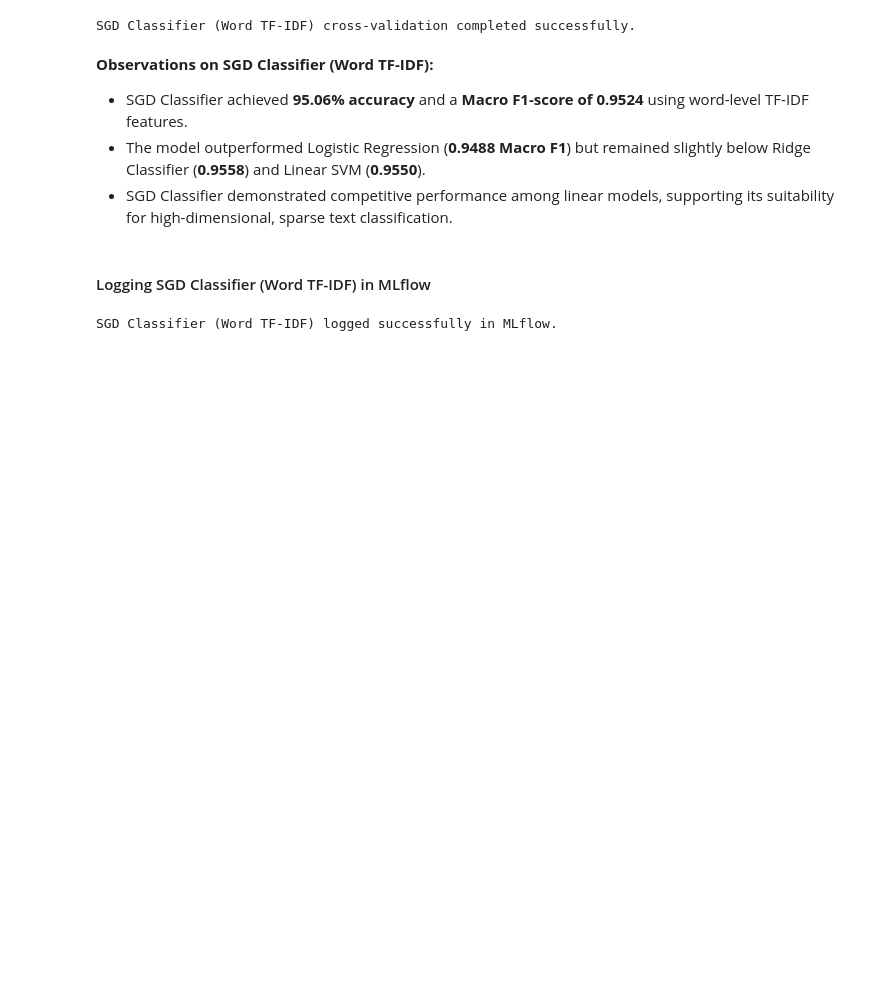
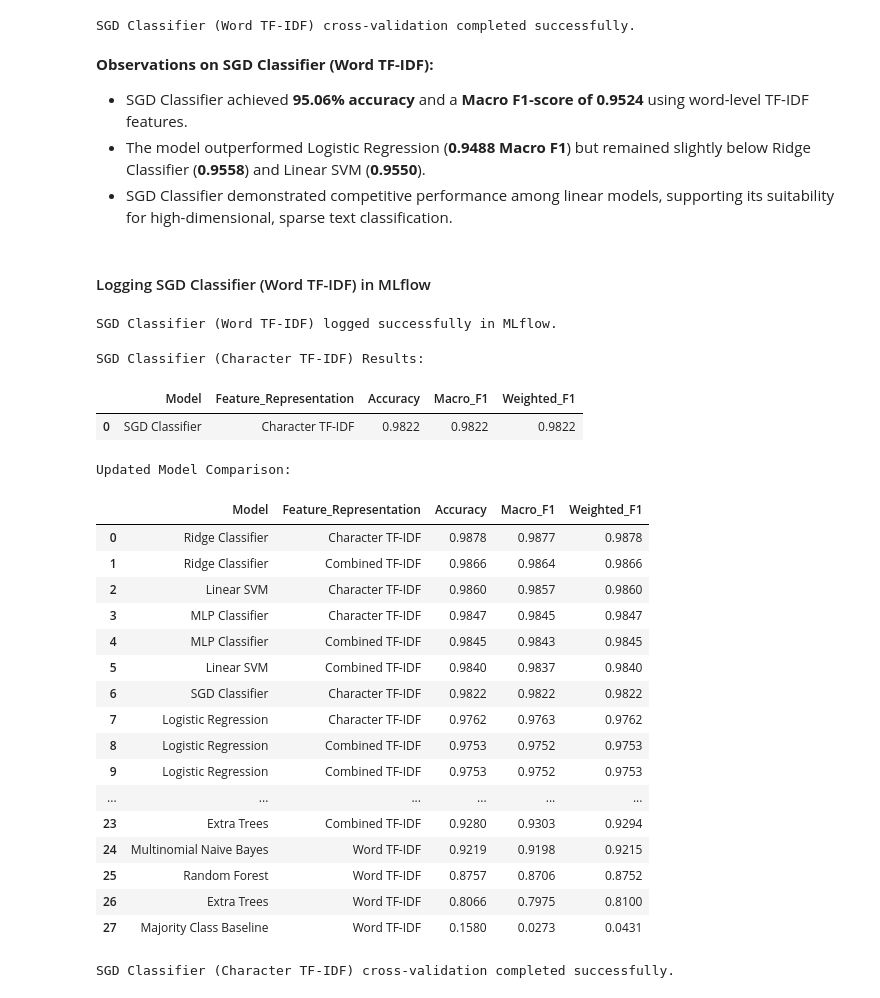
Before and after one commit to TejasMJ/Product-Taxonomy-Intelligence, a Jupyter notebook: notebooks/05_model_development.ipynb, the cells around one changed output. Saved outputs shown, nothing was run; the diff lists cells and outputs as text; code cells hidden in the pictures; blank space fills up the shorter version.

Commit message:
SGD models added

```diff
--- a/notebooks/05_model_development.ipynb
+++ b/notebooks/05_model_development.ipynb
@@ -3235,0 +3238,78 @@ SGD Classifier (Word TF-IDF) logged successfully in MLflow.
+# %%
+# Initializing SGD Classifier
+sgd_char = SGDClassifier(
+    loss="hinge",
+    penalty="l2",
+    alpha=0.0001,
+    max_iter=1000,
+    tol=1e-3,
+    random_state=RANDOM_STATE,
+    n_jobs=-1
+)
+
+# Evaluating using group-aware cross-validation
+sgd_char_cv = cross_validate(
+    estimator=sgd_char,
+    X=X_train_char,
+    y=y_train,
+    groups=train_groups,
+    cv=cv,
+    scoring=scoring,
+    n_jobs=1
+)
+
+# Summarizing cross-validation performance
+sgd_char_results = {
+    "Model": "SGD Classifier",
+    "Feature_Representation": "Character TF-IDF",
+    "Accuracy": sgd_char_cv["test_accuracy"].mean(),
+    "Macro_F1": sgd_char_cv["test_f1_macro"].mean(),
+    "Weighted_F1": sgd_char_cv["test_f1_weighted"].mean()
+}
+
+# Displaying individual model results
+sgd_char_results_df = pd.DataFrame([sgd_char_results])
+
+print("SGD Classifier (Character TF-IDF) Results:")
+display(sgd_char_results_df.round(4))
+
+# Updating the centralized model comparison DataFrame
+model_results.append(sgd_char_results)
+
+model_results_df = (
+    pd.DataFrame(model_results)
+    .sort_values(
+        by="Macro_F1",
+        ascending=False
+    )
+    .reset_index(drop=True)
+)
+
+# Displaying updated model comparison
+print("\nUpdated Model Comparison:")
+display(model_results_df.round(4))
+
+print("\nSGD Classifier (Character TF-IDF) cross-validation completed successfully.")
+# %% [output]
+SGD Classifier (Character TF-IDF) Results:
+|  | Model | Feature_Representation | Accuracy | Macro_F1 | Weighted_F1 |
+| 0 | SGD Classifier | Character TF-IDF | 0.9822 | 0.9822 | 0.9822 |
+Updated Model Comparison:
+|  | Model | Feature_Representation | Accuracy | Macro_F1 | Weighted_F1 |
+| 0 | Ridge Classifier | Character TF-IDF | 0.9878 | 0.9877 | 0.9878 |
+| 1 | Ridge Classifier | Combined TF-IDF | 0.9866 | 0.9864 | 0.9866 |
+| 2 | Linear SVM | Character TF-IDF | 0.9860 | 0.9857 | 0.9860 |
+| 3 | MLP Classifier | Character TF-IDF | 0.9847 | 0.9845 | 0.9847 |
+| 4 | MLP Classifier | Combined TF-IDF | 0.9845 | 0.9843 | 0.9845 |
+| 5 | Linear SVM | Combined TF-IDF | 0.9840 | 0.9837 | 0.9840 |
+| 6 | SGD Classifier | Character TF-IDF | 0.9822 | 0.9822 | 0.9822 |
+| 7 | Logistic Regression | Character TF-IDF | 0.9762 | 0.9763 | 0.9762 |
+| 8 | Logistic Regression | Combined TF-IDF | 0.9753 | 0.9752 | 0.9753 |
+| 9 | Logistic Regression | Combined TF-IDF | 0.9753 | 0.9752 | 0.9753 |
+| ... | ... | ... | ... | ... | ... |
+| 23 | Extra Trees | Combined TF-IDF | 0.9280 | 0.9303 | 0.9294 |
+| 24 | Multinomial Naive Bayes | Word TF-IDF | 0.9219 | 0.9198 | 0.9215 |
+| 25 | Random Forest | Word TF-IDF | 0.8757 | 0.8706 | 0.8752 |
+| 26 | Extra Trees | Word TF-IDF | 0.8066 | 0.7975 | 0.8100 |
+| 27 | Majority Class Baseline | Word TF-IDF | 0.1580 | 0.0273 | 0.0431 |
+SGD Classifier (Character TF-IDF) cross-validation completed successfully.
```
Also changed, not shown: parts of 9 cells of this notebook.
